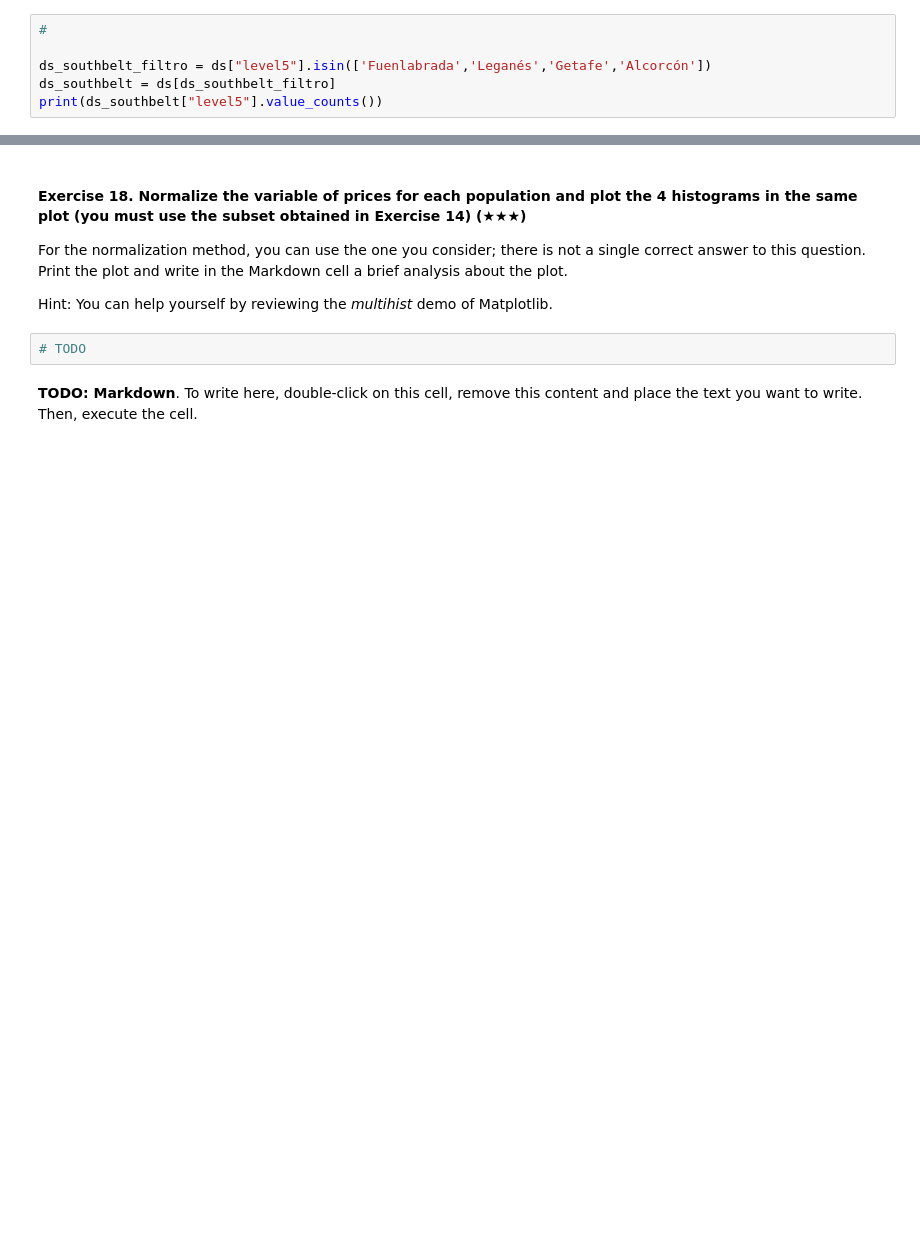
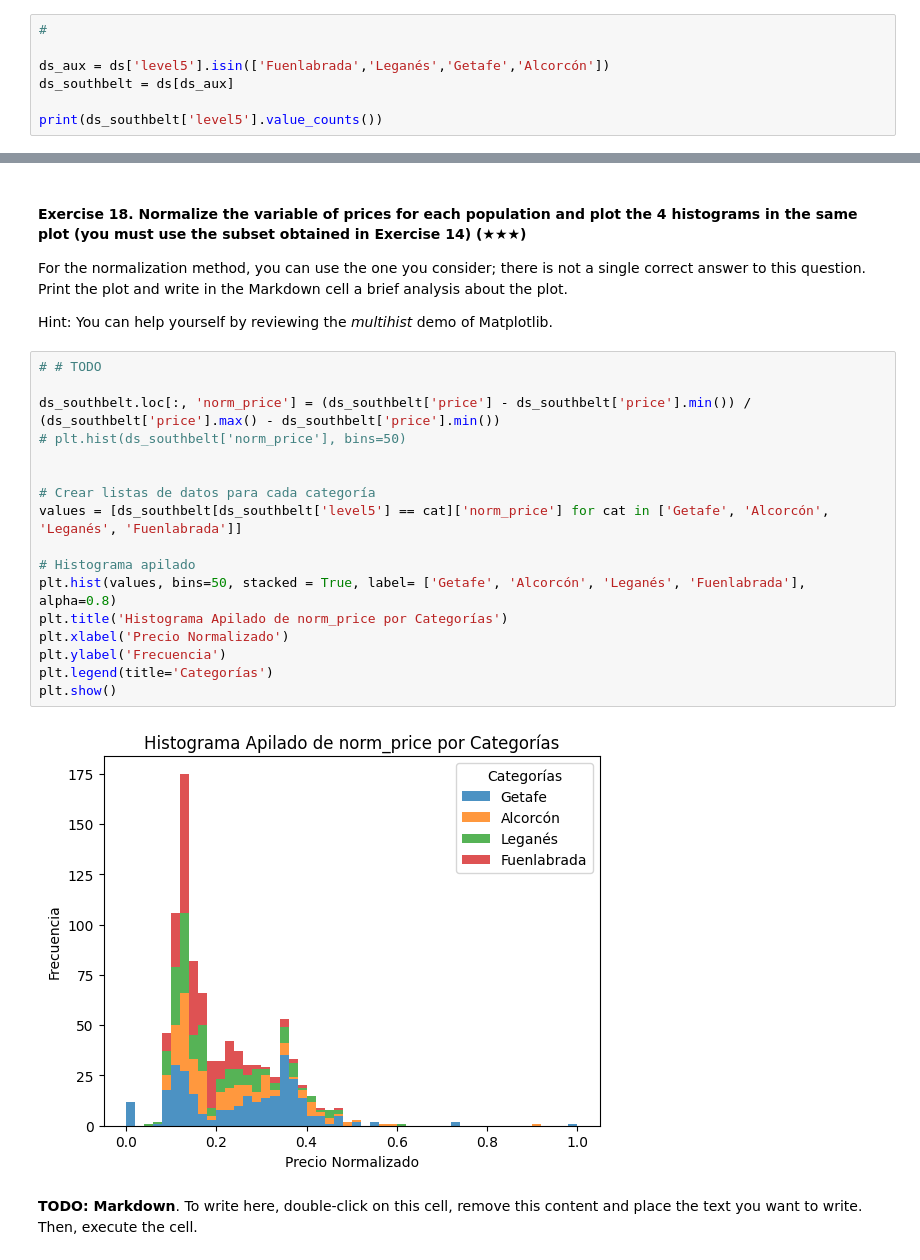
Before and after one commit to gzsomm/realestate-datacleanup-exercise, a Jupyter notebook: project.ipynb, the cells around one changed output, grey strips where cells are left out. Drawn from its saved outputs; the diff is of its cells as text; blank space fills up the shorter version.

```diff
--- a/project.ipynb
+++ b/project.ipynb
@@ -372,9 +373,10 @@ Hint: Filter the original DataFrame using the column `level5` and the function `
 # %%
 #
 
-ds_southbelt_filtro = ds["level5"].isin(['Fuenlabrada','Leganés','Getafe','Alcorcón'])
-ds_southbelt = ds[ds_southbelt_filtro]
-print(ds_southbelt["level5"].value_counts())
+ds_aux = ds['level5'].isin(['Fuenlabrada','Leganés','Getafe','Alcorcón'])
+ds_southbelt = ds[ds_aux]
+
+print(ds_southbelt['level5'].value_counts())
 # %% [output]
 level5
 Getafe         290
@@ -430,7 +462,24 @@ For the normalization method, you can use the one you consider; there is not a s
 
 Hint: You can help yourself by reviewing the *multihist* demo of Matplotlib.
 # %%
-# TODO
+# # TODO
+
+ds_southbelt.loc[:, 'norm_price'] = (ds_southbelt['price'] - ds_southbelt['price'].min()) / (ds_southbelt['price'].max() - ds_southbelt['price'].min())
+# plt.hist(ds_southbelt['norm_price'], bins=50)
+
+
+# Crear listas de datos para cada categoría
+values = [ds_southbelt[ds_southbelt['level5'] == cat]['norm_price'] for cat in ['Getafe', 'Alcorcón', 'Leganés', 'Fuenlabrada']]
+
+# Histograma apilado
+plt.hist(values, bins=50, stacked = True, label= ['Getafe', 'Alcorcón', 'Leganés', 'Fuenlabrada'], alpha=0.8)
+plt.title('Histograma Apilado de norm_price por Categorías')
+plt.xlabel('Precio Normalizado')
+plt.ylabel('Frecuencia')
+plt.legend(title='Categorías')
+plt.show()
+# %% [output]
+[figure, added]
 # %% [markdown]
 **TODO: Markdown**. To write here, double-click on this cell, remove this content and place the text you want to write. Then, execute the cell.
 # %% [markdown]
```
Also changed, not shown: parts of 19 cells of this notebook.
